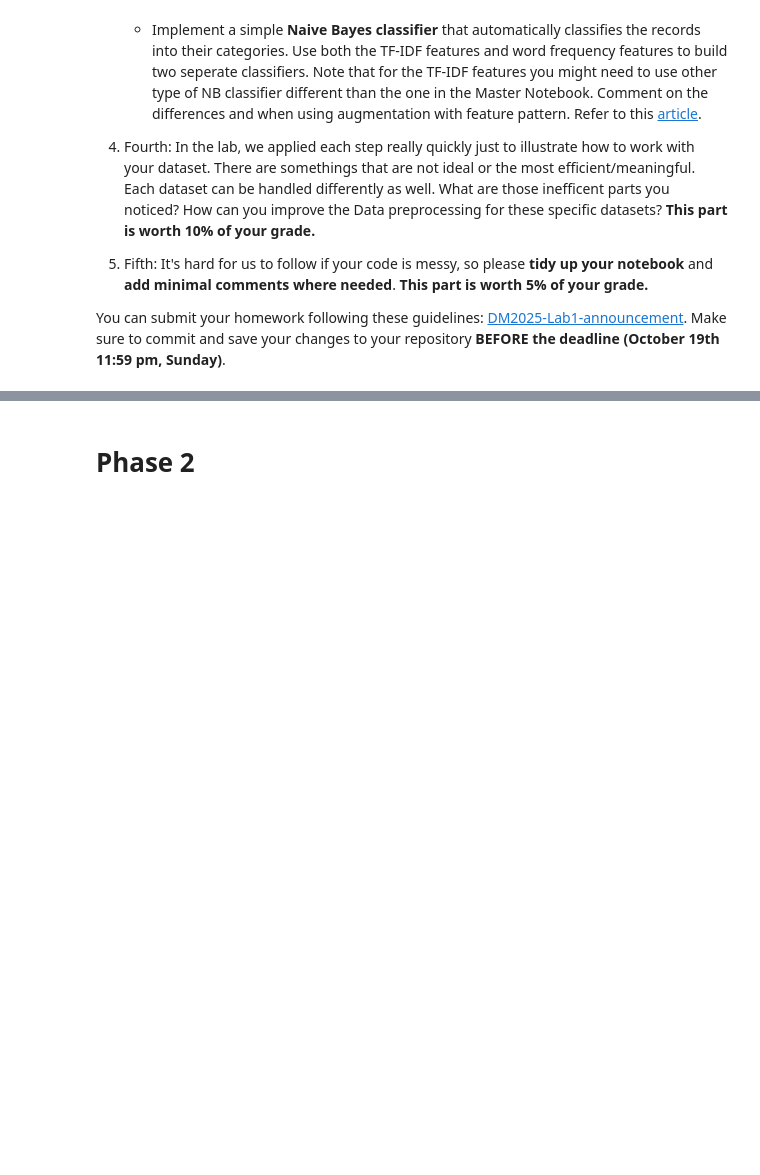
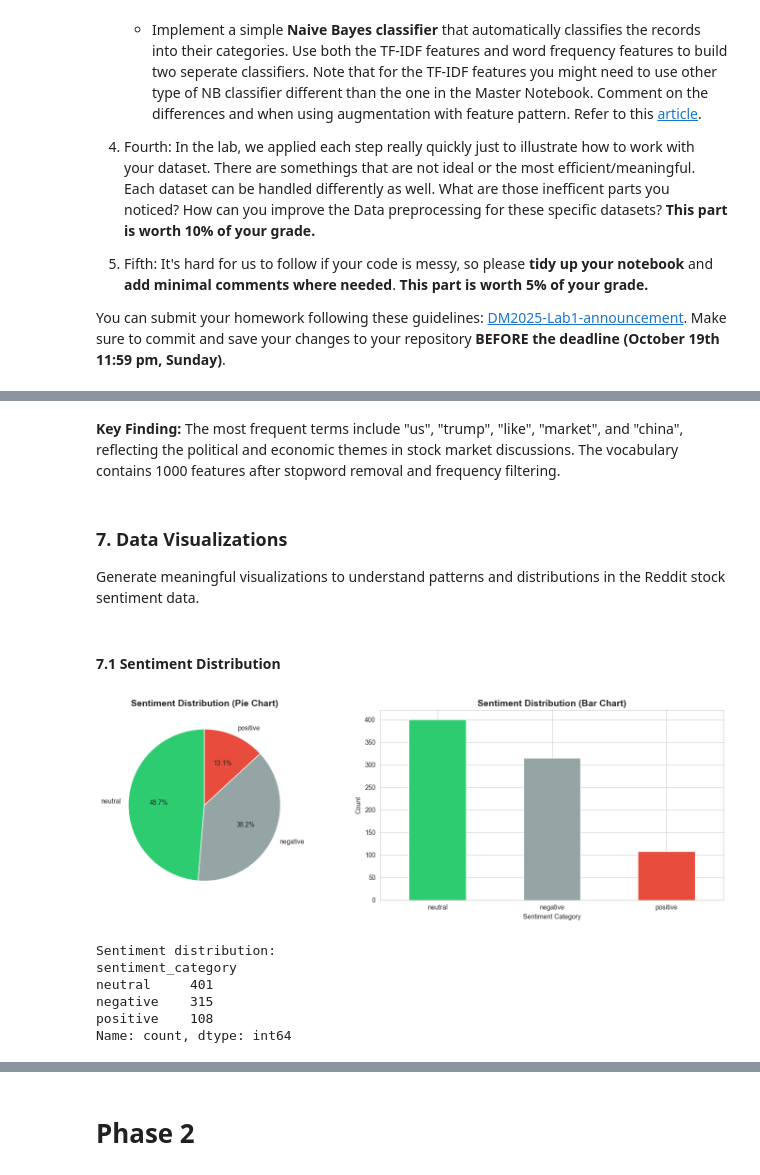
Before and after one commit to ArnoldChen0601/DM2025-Lab1-Exercise, a Jupyter notebook: DM2025-Lab1-Homework.ipynb, the cells around one changed output, grey strips where cells are left out. Saved outputs shown, nothing was run; the diff lists cells and outputs as text; code cells hidden in the pictures; blank space fills up the shorter version.

```diff
--- a/DM2025-Lab1-Homework.ipynb
+++ b/DM2025-Lab1-Homework.ipynb
@@ -62,0 +248,11 @@ You can submit your homework following these guidelines: [DM2025-Lab1-announceme
+# %%
+# Display class distribution
+print("Sentiment distribution:")
+print(X_reddit_clean['sentiment_category'].value_counts())
+print("\n")
+
+# Create a balanced sample (optional - keeping all data for now)
+# For demonstration, we'll work with the full cleaned dataset
+X_reddit_sample = X_reddit_clean.copy()
+
+print(f"Sample size: {len(X_reddit_sample)}")
@@ -62,0 +275,10 @@ You can submit your homework following these guidelines: [DM2025-Lab1-announceme
+# %%
+# Create new features
+X_reddit_sample['text_length'] = X_reddit_sample['text'].str.len()
+X_reddit_sample['word_count'] = X_reddit_sample['text'].str.split().str.len()
+
+# Display statistics of new features
+print("Text length statistics:")
+print(X_reddit_sample['text_length'].describe())
+print("\nWord count statistics:")
+print(X_reddit_sample['word_count'].describe())
@@ -62,0 +386,39 @@ You can submit your homework following these guidelines: [DM2025-Lab1-announceme
+# %% [markdown]
+**Key Finding:** The most frequent terms include "us", "trump", "like", "market", and "china", reflecting the political and economic themes in stock market discussions. The vocabulary contains 1000 features after stopword removal and frequency filtering.
+# %% [markdown]
+### 7. Data Visualizations
+
+Generate meaningful visualizations to understand patterns and distributions in the Reddit stock sentiment data.
+# %% [markdown]
+#### 7.1 Sentiment Distribution
+# %%
+# Create a comprehensive sentiment distribution visualization
+fig, axes = plt.subplots(1, 2, figsize=(15, 5))
+
+# Pie chart
+sentiment_counts = X_reddit_sample['sentiment_category'].value_counts()
+colors = ['#2ecc71', '#95a5a6', '#e74c3c']  # green, gray, red
+axes[0].pie(sentiment_counts.values, labels=sentiment_counts.index, autopct='%1.1f%%',
+            colors=colors, startangle=90)
+axes[0].set_title('Sentiment Distribution (Pie Chart)', fontsize=14, fontweight='bold')
+
+# Bar chart
+sentiment_counts.plot(kind='bar', ax=axes[1], color=colors)
+axes[1].set_title('Sentiment Distribution (Bar Chart)', fontsize=14, fontweight='bold')
+axes[1].set_xlabel('Sentiment Category')
+axes[1].set_ylabel('Count')
+axes[1].set_xticklabels(axes[1].get_xticklabels(), rotation=0)
+
+plt.tight_layout()
+plt.show()
+
+print(f"Sentiment distribution:")
+print(sentiment_counts)
+# %% [output]
+[figure, added]
+Sentiment distribution:
+sentiment_category
+neutral     401
+negative    315
+positive    108
+Name: count, dtype: int64
```
Also changed, not shown: parts of 48 cells of this notebook.
